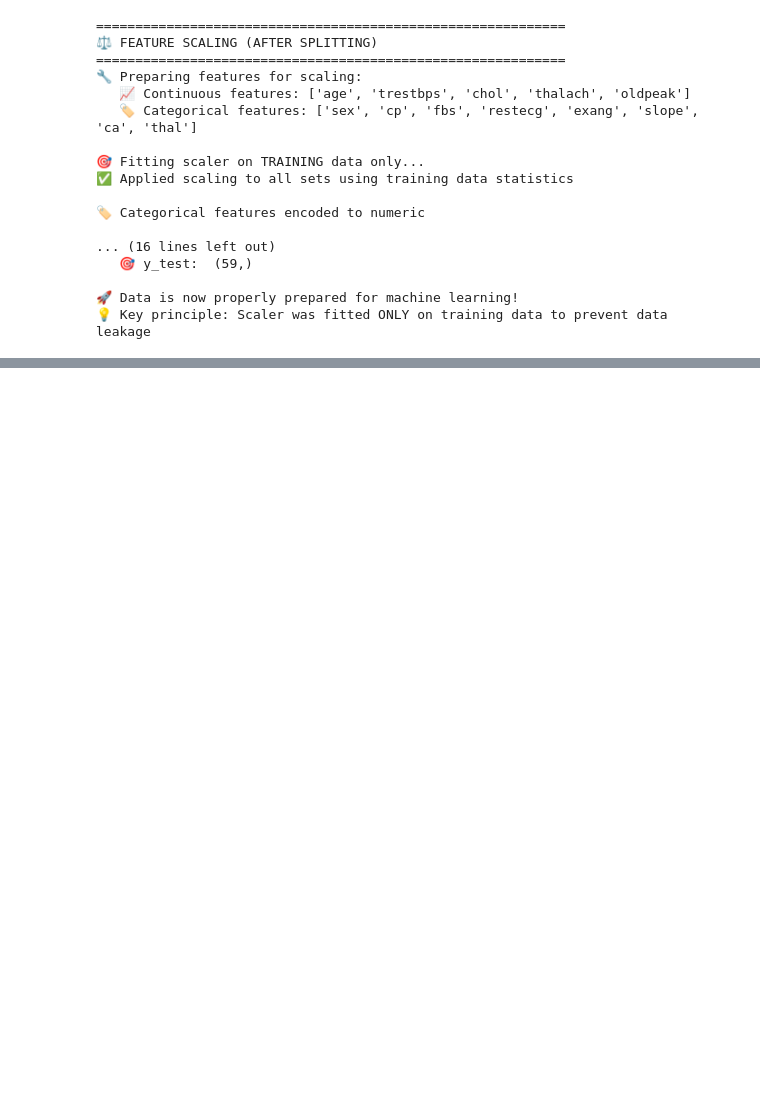
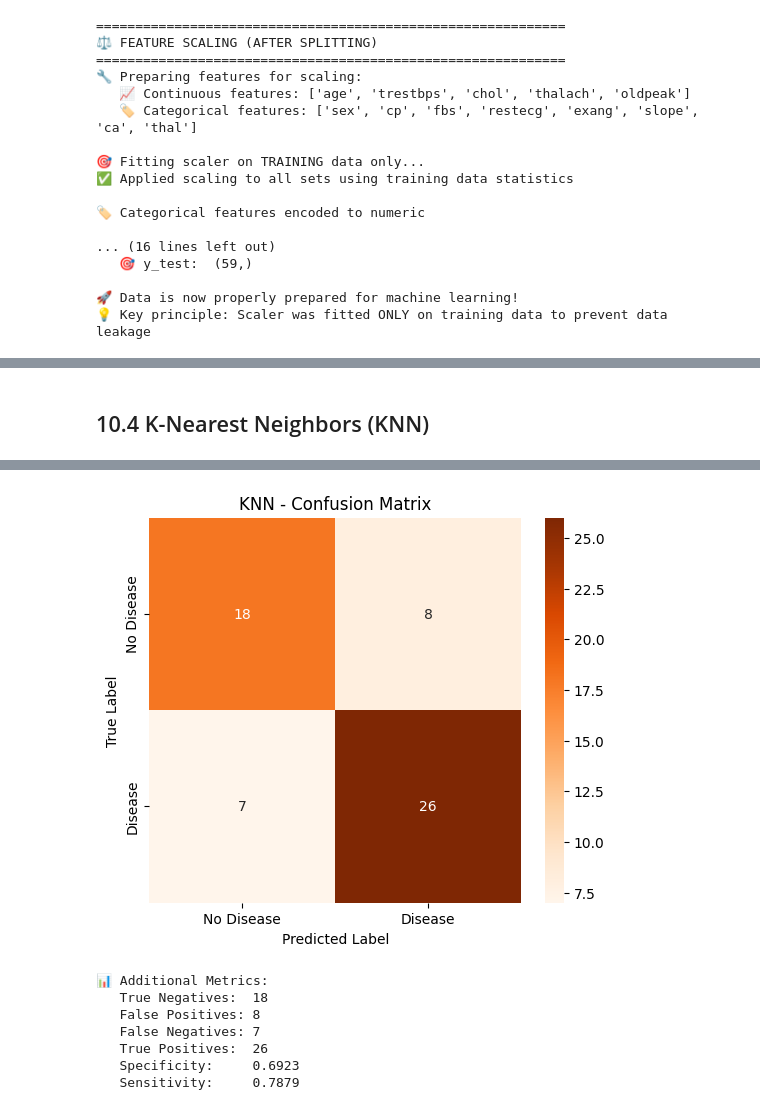
Before and after one commit to ahmedaymanali03/heart-disease-prediction, a Jupyter notebook: heart-disease-prediction-final.ipynb, the cells around one changed output, grey strips where cells are left out. Saved outputs shown, nothing was run; the diff lists cells and outputs as text; code cells hidden in the pictures; blank space fills up the shorter version.

```diff
--- a/heart-disease-prediction-final.ipynb
+++ b/heart-disease-prediction-final.ipynb
@@ -1014,0 +1361,65 @@ print(f"💡 Key principle: Scaler was fitted ONLY on training data to prevent d
+# %% [markdown]
+## 10.4 K-Nearest Neighbors (KNN)
+# %%
+# Model 4: K-Nearest Neighbors (KNN)
+print("=" * 60)
+print("👥 MODEL 4: K-NEAREST NEIGHBORS")
+print("=" * 60)
+
+# Initialize and train KNN
+start_time = time.time()
+knn_model = KNeighborsClassifier(n_neighbors=5)
+knn_model.fit(X_train_scaled, y_train)
+
+# Make predictions
+y_train_pred_knn = knn_model.predict(X_train_scaled)
+y_val_pred_knn = knn_model.predict(X_val_scaled)
+y_test_pred_knn = knn_model.predict(X_test_scaled)
+
+# Get prediction probabilities
+y_train_proba_knn = knn_model.predict_proba(X_train_scaled)[:, 1]
+y_val_proba_knn = knn_model.predict_proba(X_val_scaled)[:, 1]
+y_test_proba_knn = knn_model.predict_proba(X_test_scaled)[:, 1]
+
+training_time_knn = time.time() - start_time
+
+# Calculate metrics for KNN
+print("👥 KNN Results:")
+knn_train_metrics = calculate_metrics(y_train, y_train_pred_knn, y_train_proba_knn, "Training")
+knn_val_metrics = calculate_metrics(y_val, y_val_pred_knn, y_val_proba_knn, "Validation")
+knn_test_metrics = calculate_metrics(y_test, y_test_pred_knn, y_test_proba_knn, "Test")
+
+print(f"\n⏱️ Training Time: {training_time_knn:.4f} seconds")
+
+# Cross-validation
+cv_scores_knn = cross_val_score(knn_model, X_train_scaled, y_train, cv=5, scoring='accuracy')
+print(f"🔄 5-Fold CV Accuracy: {cv_scores_knn.mean():.4f} (±{cv_scores_knn.std()*2:.4f})")
+
+# Model 4: KNN - Confusion Matrix
+print("\n🎯 Confusion Matrix Analysis:")
+cm_knn = confusion_matrix(y_test, y_test_pred_knn)
+print("Confusion Matrix:")
+print(cm_knn)
+
+# Plot confusion matrix
+plt.figure(figsize=(6, 5))
+sns.heatmap(cm_knn, annot=True, fmt='d', cmap='Oranges',
+            xticklabels=['No Disease', 'Disease'],
+            yticklabels=['No Disease', 'Disease'])
+plt.title('KNN - Confusion Matrix')
+plt.ylabel('True Label')
+plt.xlabel('Predicted Label')
+plt.show()
+
+# Calculate additional metrics from confusion matrix
+tn, fp, fn, tp = cm_knn.ravel()
+specificity = tn / (tn + fp)
+sensitivity = tp / (tp + fn)
+print(f"📊 Additional Metrics:")
+print(f"   True Negatives:  {tn}")
+print(f"   False Positives: {fp}")
+print(f"   False Negatives: {fn}")
+print(f"   True Positives:  {tp}")
+print(f"   Specificity:     {specificity:.4f}")
+print(f"   Sensitivity:     {sensitivity:.4f}")
+# %% [output]
@@ -1014,0 +1443,8 @@ print(f"💡 Key principle: Scaler was fitted ONLY on training data to prevent d
+[figure, added]
+📊 Additional Metrics:
+   True Negatives:  18
+   False Positives: 8
+   False Negatives: 7
+   True Positives:  26
+   Specificity:     0.6923
+   Sensitivity:     0.7879
```
Also changed, not shown: parts of 24 cells of this notebook.
